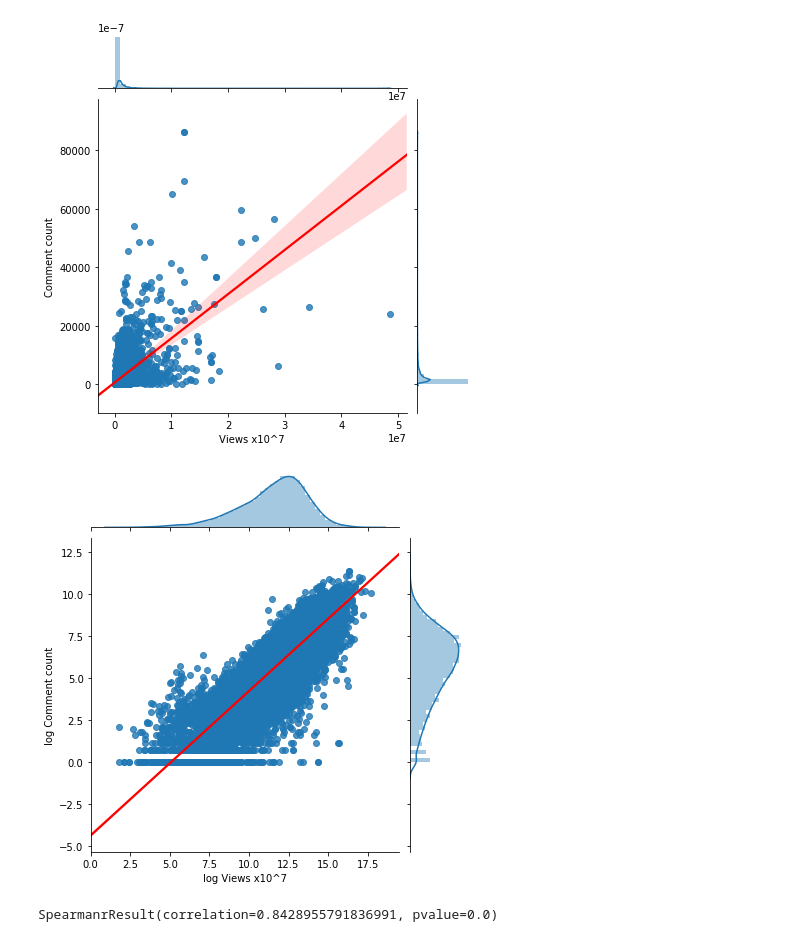
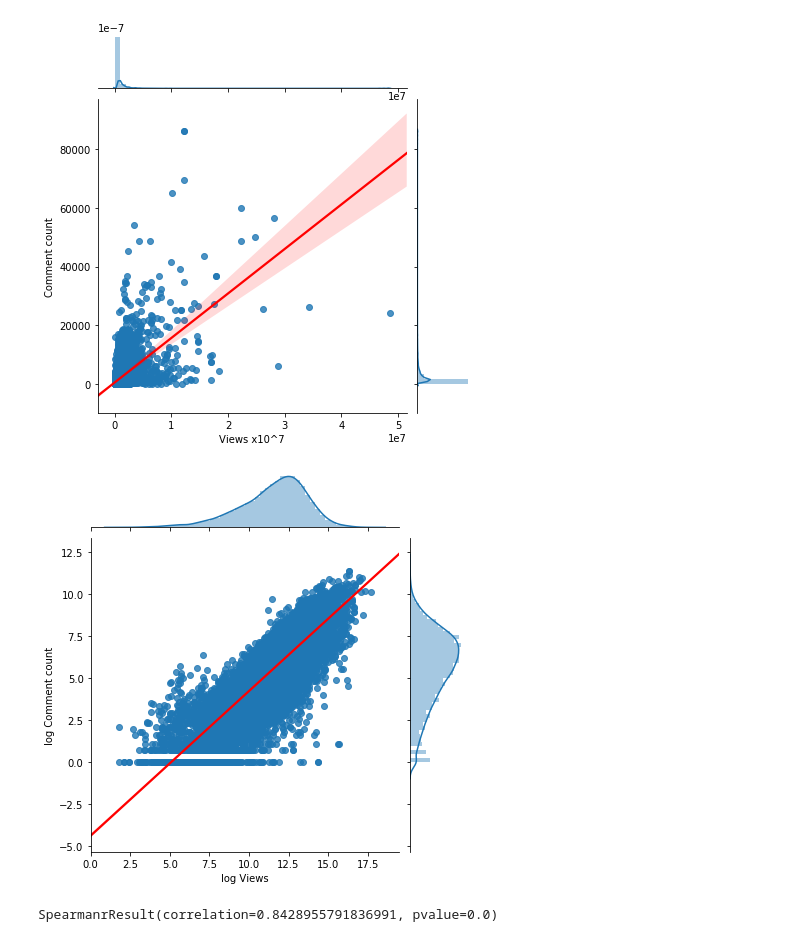
Before and after one commit to giulianosoced/YouTube-virus-NLP, a Jupyter notebook: Tesi_analisi.ipynb, the cells around one changed output. Drawn from its saved outputs; the diff is of its cells as text; code cells hidden in the pictures.

```diff
--- a/Tesi_analisi.ipynb
+++ b/Tesi_analisi.ipynb
@@ -899,8 +840,8 @@ data=data.loc[data.comment_count.notnull()]
 #drop all lines from LIVE videos
 data=data.loc[~data.title.str.contains('LIVE')]
 #log-transform the variables
-# data['log_comm']=np.log(data.comment_count)
-# data['log_view']=np.log(data.view_count)
+data['log_comm']=np.log(data.comment_count)
+data['log_view']=np.log(data.view_count)
 #
 data=data.loc[data.comment_count!=0]
 data=data.loc[data.view_count!=data.view_count.max()]
@@ -937,15 +878,15 @@ plt.show()
 # %%
 #cancellare tutti i video con 0 commenti (possono essere stati disattivati i commenti)
 
 #plot scatter
 sns.jointplot(x="log_view", y="log_comm", data=data, kind='reg',
               joint_kws={'line_kws':{'color':'red'}})
 # plt.title('Views VS Comments count')
-plt.xlabel('log Views x10^7')
+plt.xlabel('log Views')
 plt.ylabel('log Comment count')
 plt.show()
 # %% [output]
-[figure, old version]
+[figure, new version]
 # %%
 stats.spearmanr(data.view_count, data.comment_count)
 # %% [output]
```
Also changed, not shown: parts of 37 cells of this notebook.
